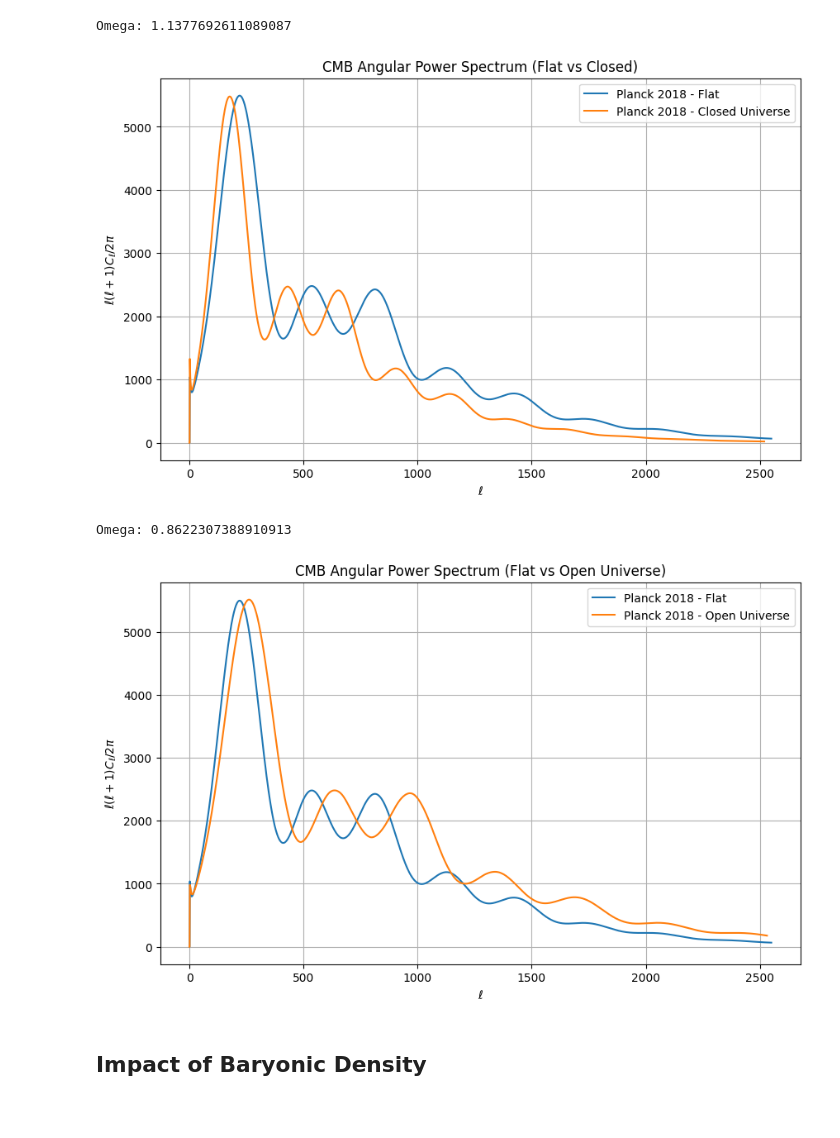
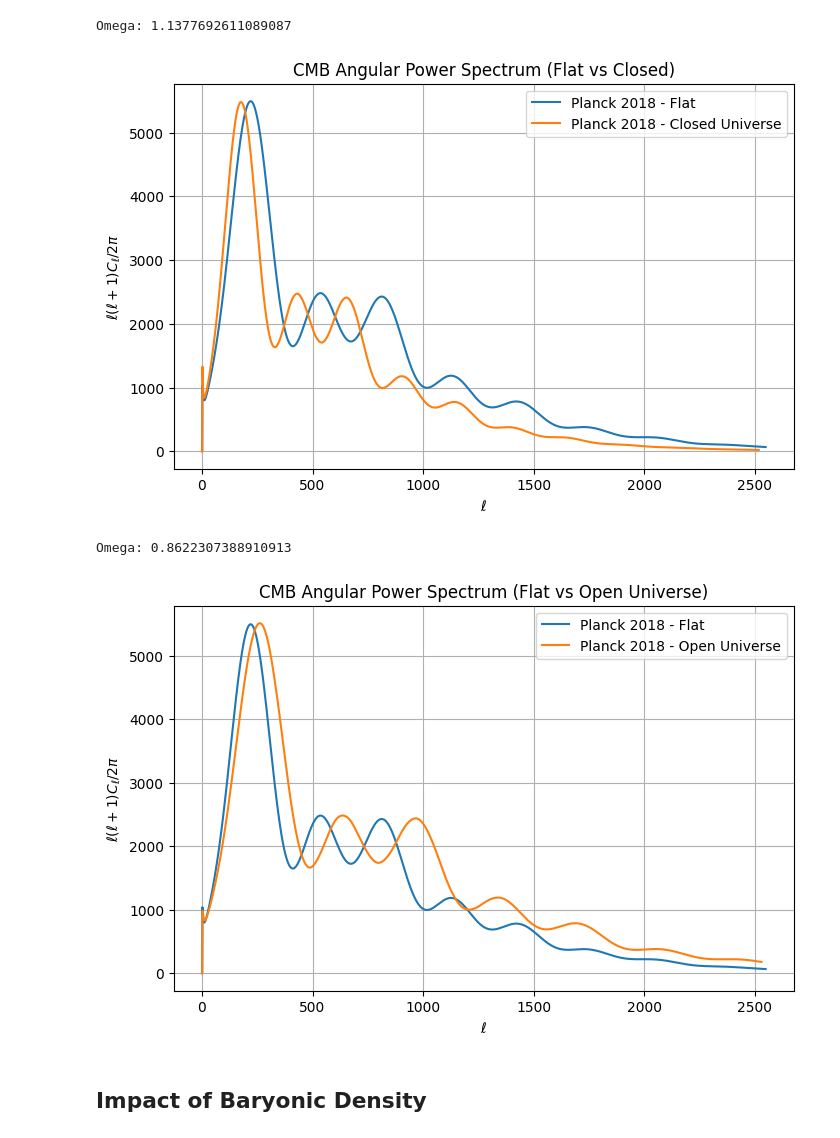
Before and after one commit to jeffrwatts/astronomy-notebooks, a Jupyter notebook: Cosmic Microwave Background.ipynb, the cells around one changed output. Drawn from its saved outputs; the diff is of its cells as text; code cells hidden in the pictures.

```diff
--- a/Cosmic Microwave Background.ipynb
+++ b/Cosmic Microwave Background.ipynb
@@ -113,27 +159,0 @@ First two peaks look ok.  Third and following peaks appear a little high for som
-# %%
-# Function that takes an Astropy Cosmology object, and returns the power spectrum Cl.
-# Note, the output of get_cmb_power_spectra is already normalized for l(l+1) and solid angle (divide by 2PI)
-def power_spectrum_from_cosmology(cosmo_astropy, As = 2.105e-9, ns=0.9649):
-    camb_params = camb.CAMBparams()
-
-    # Set cosmological parameters
-    camb_params.set_cosmology(
-        H0=cosmo_astropy.H0.value,
-        ombh2=(cosmo_astropy.Ob0 * (cosmo_astropy.H0.value / 100)**2),
-        omch2=(cosmo_astropy.Om0 - cosmo_astropy.Ob0) * (cosmo_astropy.H0.value / 100)**2,
-        omk=cosmo_astropy.Ok0,
-        TCMB=cosmo_astropy.Tcmb0.value,
-    )
-
-    # Set neutrino parameters
-    camb_params.set_dark_energy(w=cosmo_astropy.w(0))
-    camb_params.set_initial_power(camb.InitialPowerLaw(As=As, ns=ns))
-    camb_params.InitPower.set_params(As=As, ns=ns)
-    camb_params.set_for_lmax(2500, lens_potential_accuracy=1)
-    camb_params.NonLinear = camb.model.NonLinear_both
-
-    results = camb.get_results(camb_params)
-
-    powers = results.get_cmb_power_spectra(camb_params, CMB_unit='muK')
-
-    return powers['total'][:,0]
@@ -174,20 +208,20 @@ Omega: 1.1377692611089087
 # %%
 cl_closed_universe = power_spectrum_from_cosmology(closed_universe)
 ell_closed_universe = np.arange(len(cl_closed_universe))
 
 # Plot the angular power spectrum
-plt.figure(figsize=(10, 6))
+plt.figure(figsize=(8, 5))
 #plt.plot(ell_observed, cl_observed, label='Planck 2018 - Observed')
 plt.plot(ell_Planck18, cl_Planck18, label='Planck 2018 - Flat')
 plt.plot(ell_closed_universe, cl_closed_universe, label='Planck 2018 - Closed Universe')
 plt.xlabel("$\ell$")
 plt.ylabel("$\ell (\ell + 1) C_\ell / 2\pi$")
 plt.title("CMB Angular Power Spectrum (Flat vs Closed)")
 plt.legend()
 plt.grid()
 plt.show()
 # %% [output]
-[figure, old version]
+[figure, new version]
 # %%
 # Create a open cosmology by decreasing the amount of dark energy while holding other
 # attributes of Planck18 the same.  This results in an Omega < 1.
@@ -202,7 +236,7 @@ cl_open_universe = power_spectrum_from_cosmology(open_universe)
 ell_open_universe = np.arange(len(cl_open_universe))
 
 # Plot the angular power spectrum
-plt.figure(figsize=(10, 6))
+plt.figure(figsize=(8, 5))
 #plt.plot(ell_observed, cl_observed, label='Planck 2018 - Observed')
 plt.plot(ell_Planck18, cl_Planck18, label='Planck 2018 - Flat')
 plt.plot(ell_open_universe, cl_open_universe, label='Planck 2018 - Open Universe')
@@ -213,7 +247,7 @@ plt.legend()
 plt.grid()
 plt.show()
 # %% [output]
-[figure, old version]
+[figure, new version]
 # %% [markdown]
 ## Impact of Baryonic Density
 # %%
```
Also changed, not shown: parts of 21 cells of this notebook, 1 other file.
